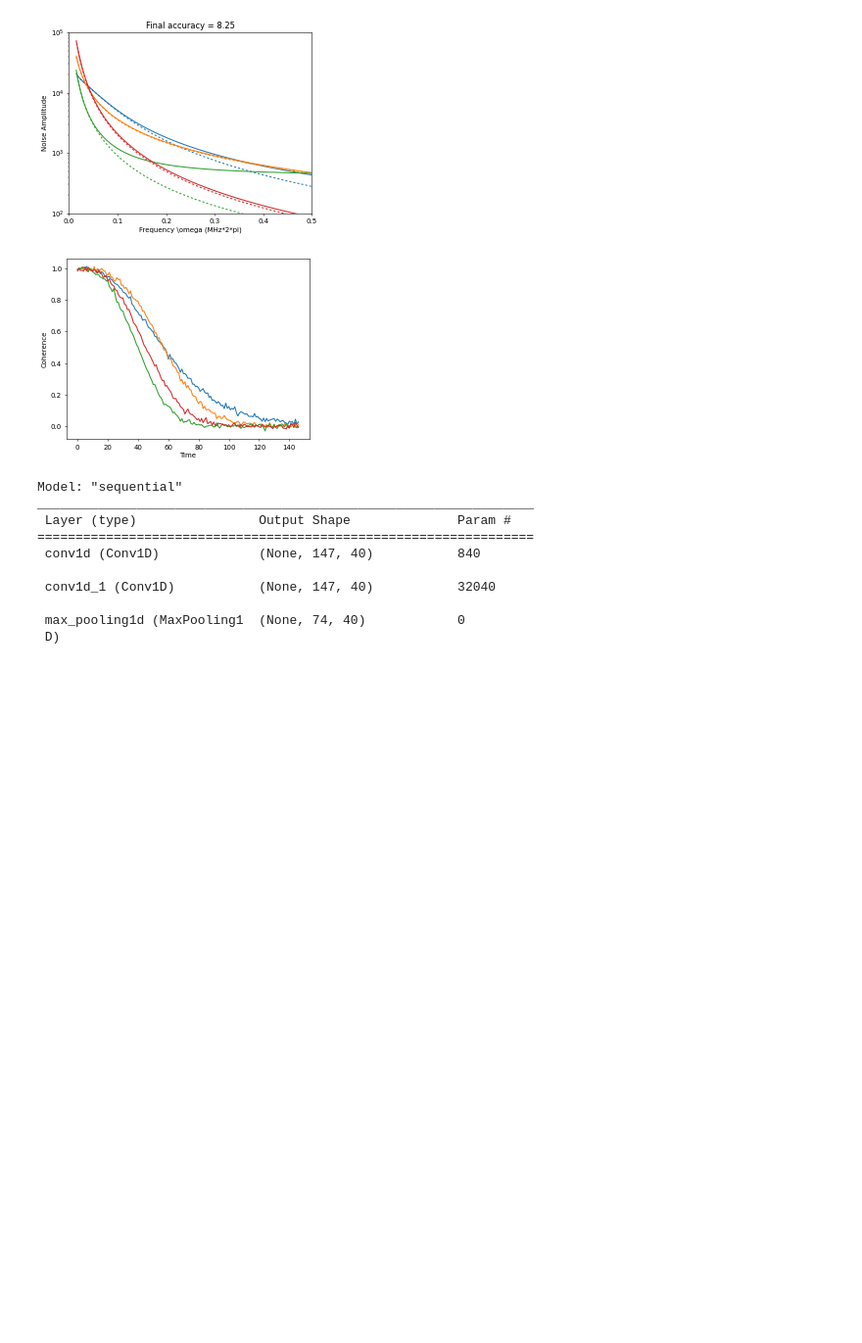
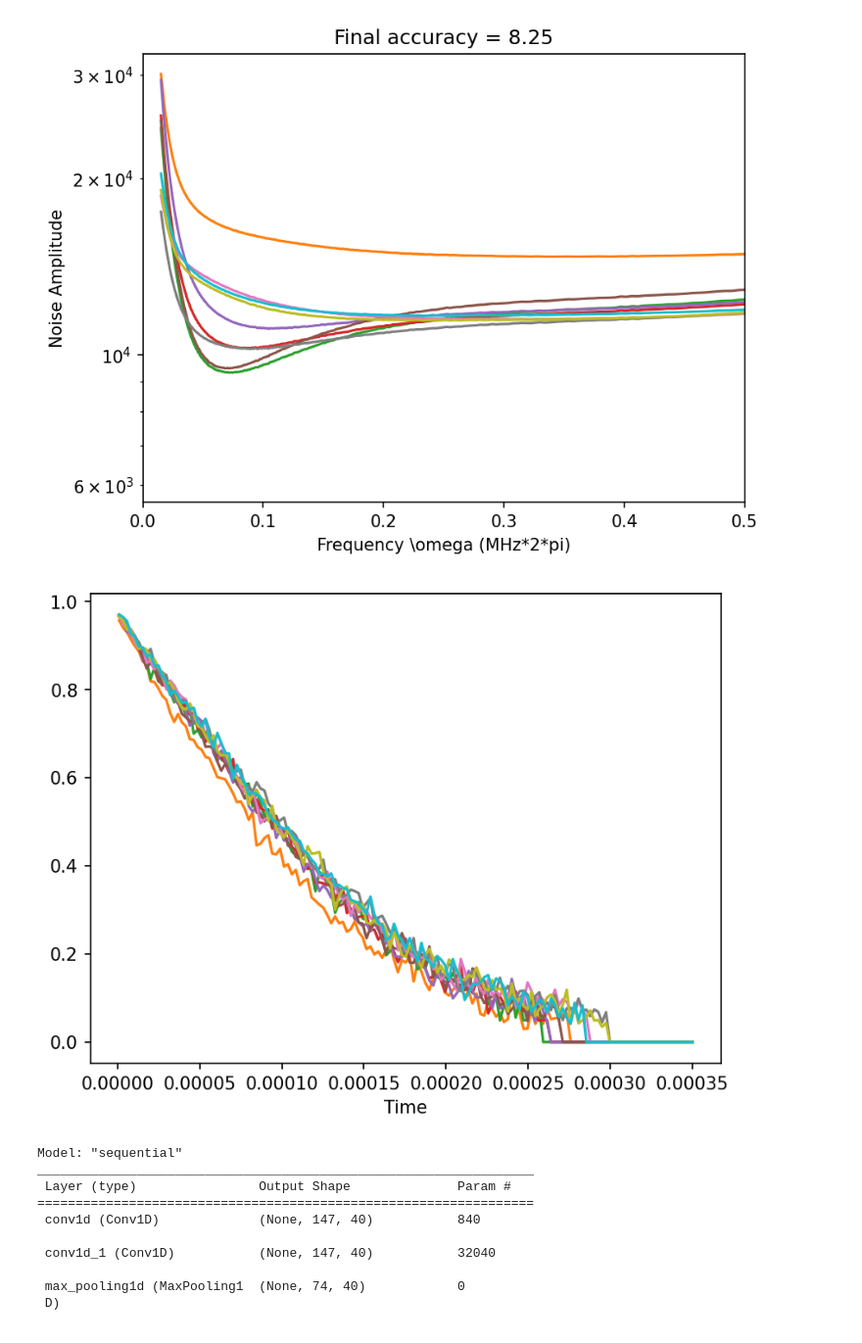
Before and after one commit to ngheeraert/NOISE_SPECTROSCOPY_WITH_ML, a Jupyter notebook: analysis.ipynb, the cells around one changed output. Shown at 98% size. Saved outputs shown, nothing was run; the diff lists cells and outputs as text; code cells hidden in the pictures; blank space fills up the shorter version.

Commit message:
noise generation from data begun

```diff
--- a/analysis.ipynb
+++ b/analysis.ipynb
@@ -13,11 +13,13 @@ matplotlib.rcParams['figure.dpi']=50
 # %%
 #== import the data
 data_1 = np.load("data/1OverF_1.npz")
-data_2 = np.load("data/Lor_1.npz")
-data_3 = np.load("data/1OverF-Lorf_1.npz")
-c_data = np.append( data_1['arr_0'], np.append( data_2['arr_0'], data_3['arr_0'], axis=0 ), axis=0 )
+#data_2 = np.load("data/Lor_1.npz")
+#data_3 = np.load("data/1OverF-Lorf_1.npz")
+#c_data = np.append( data_1['arr_0'], np.append( data_2['arr_0'], data_3['arr_0'], axis=0 ), axis=0 )
+c_data = data_1['arr_0']#, np.append( data_2['arr_0'], data_3['arr_0'], axis=0 ), axis=0 )
 T_in = data_1['arr_1']         # Time vector for data generation
-s_data = np.append( data_1['arr_2'], np.append( data_2['arr_2'], data_3['arr_2'], axis=0 ), axis=0 )
+#s_data = np.append( data_1['arr_2'], np.append( data_2['arr_2'], data_3['arr_2'], axis=0 ), axis=0 )
+s_data = data_1['arr_2']#, np.append( data_2['arr_2'], data_3['arr_2'], axis=0 ), axis=0 )
 w0 = data_1['arr_3']           # Omega vector for data generation
 T_train = data_1['arr_4']      # Time vector for training data (based on the experimental data)
 w_train = data_1['arr_5']      # Omega vector for training data
@@ -37,6 +39,8 @@ print("  x_test = ",np.shape(x_test))
 print("  y_test = ",np.shape(y_test))
 print("  w0 = ",np.shape(w0))
 print("  w_train = ",np.shape(w_train))
+
+data_exp = np.load("experimental_data/24sept_q0q3.npz")
 # %% [output]
 -- data loaded
 -- data split for training:
@@ -47,2 +51,8 @@ print("  w_train = ",np.shape(w_train))
   w0 =  (4001,)
   w_train =  (501,)
+# %%
+for i in range( predictions_exp_data.shape[0] ):
+    plt.plot(T_train, data_exp['ml_input'][i ,:],color='C'+str(i))
+plt.ylabel('Coherence')
+plt.xlabel('Time')
+plt.show()
@@ -51,5 +63,5 @@ paramchar = "8.25_fil=40_ker=20_dr0.05_ps=2_LRini=0.001_LRmin=1e-06_bs=64_ep=250
 model = models.load_model('RESULTS/MODEL_'+paramchar)
 final_accuracy = 8.25
 # %%
-predictions = model.predict(x_test)
+predictions_exp_data = model.predict( data_exp['ml_input'] )
 # %% [output]
@@ -56,0 +69,5 @@ predictions = model.predict(x_test)
+# %%
+predictions_exp_data.shape[0]
+for i in range( predictions_exp_data.shape[0] ):
+    plt.plot(predictions_exp_data[ i ,:],color='C'+str(i))
+plt.show()
@@ -59,23 +78,20 @@ rand_set = np.random.randint( 0, y_test.shape[0] ,(4,) )
 # %%
-for i in range(len(rand_set)):
-    plt.plot(w_train/1e6, y_test[ rand_set[i] ,:],color='C'+str(i))
-    plt.plot(w_train/1e6, predictions[ rand_set[i] ],dashes=[2,2,2,2],color='C'+str(i))
+for i in range( 11,20 ):
+    plt.plot(w_train/1e6, predictions_exp_data[ i ],color='C'+str(i))
 plt.yscale('log')
-plt.ylim(1e2,1e5)
 plt.xlim(0, 0.5e6/1e6)
 plt.ylabel('Noise Amplitude')
 plt.xlabel('Frequency \omega (MHz*2*pi)')
 plt.title('Final accuracy = '+str(final_accuracy))
 plt.show()
 
-for i in range(len(rand_set)):
-    plt.plot(x_train[ rand_set[i] ,:],color='C'+str(i))
-plt.ylabel('Coherence')
+for i in range( 11,20 ):
+    plt.plot(T_train, data_exp['ml_input'][ i ,:],color='C'+str(i))
 plt.xlabel('Time')
 plt.show()
 # %% [output]
-[figure, old version]
+[figure, new version]
-[figure, old version]
+[figure, new version]
 # %%
 FILTER_NB=40
 KERNEL_SIZE=20
```
Also changed, not shown: parts of 8 cells of this notebook, 3 other files.
